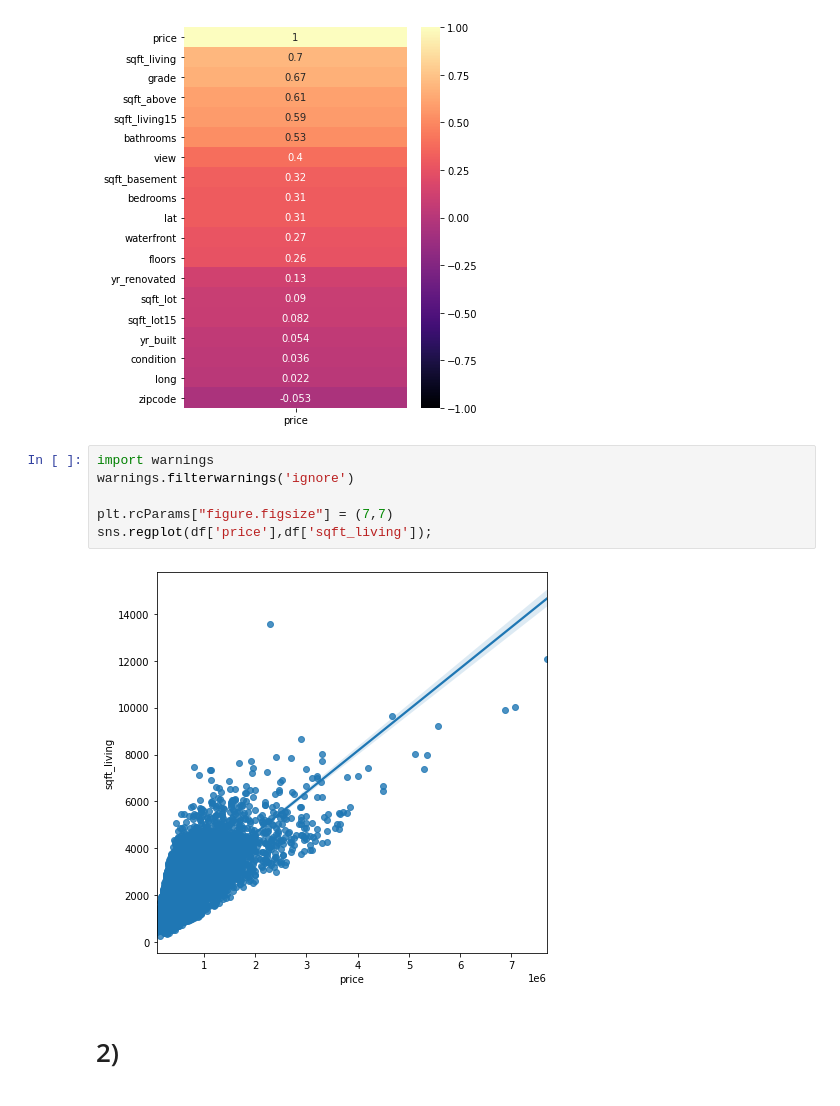
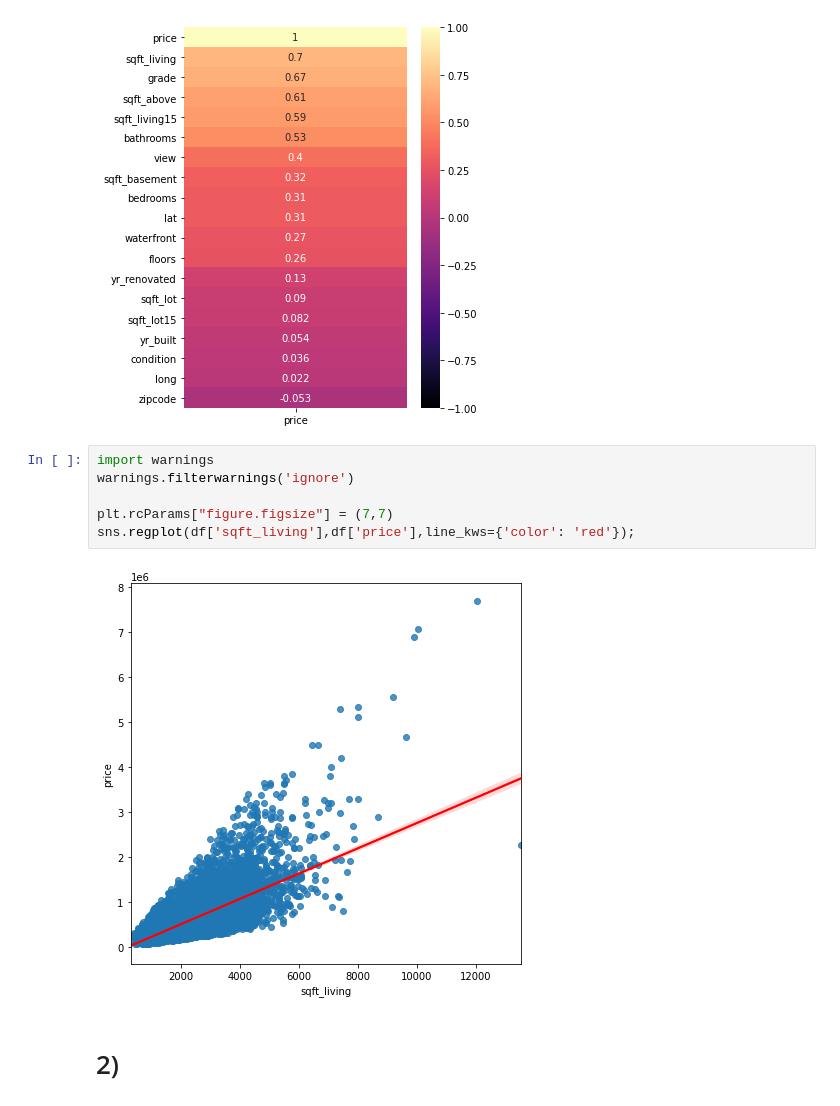
Before and after one commit to Team-Geuknak/CSAI_assignment, a Jupyter notebook: n211a_스터디.ipynb, the cells around one changed output. Drawn from its saved outputs; the diff is of its cells as text.

```diff
--- a/n211a_스터디.ipynb
+++ b/n211a_스터디.ipynb
@@ -59,11 +59,11 @@ sns.heatmap(df.corr()[['price']].sort_values(by='price', ascending=False),vmin =
 # %%
 import warnings
 warnings.filterwarnings('ignore')
 
 plt.rcParams["figure.figsize"] = (7,7)
-sns.regplot(df['price'],df['sqft_living']);
+sns.regplot(df['sqft_living'],df['price'],line_kws={'color': 'red'});
 # %% [output]
-[figure, old version]
+[figure, new version]
 # %% [markdown]
 # 2)
 # %%
```
Also changed, not shown: parts of 3 cells of this notebook.
